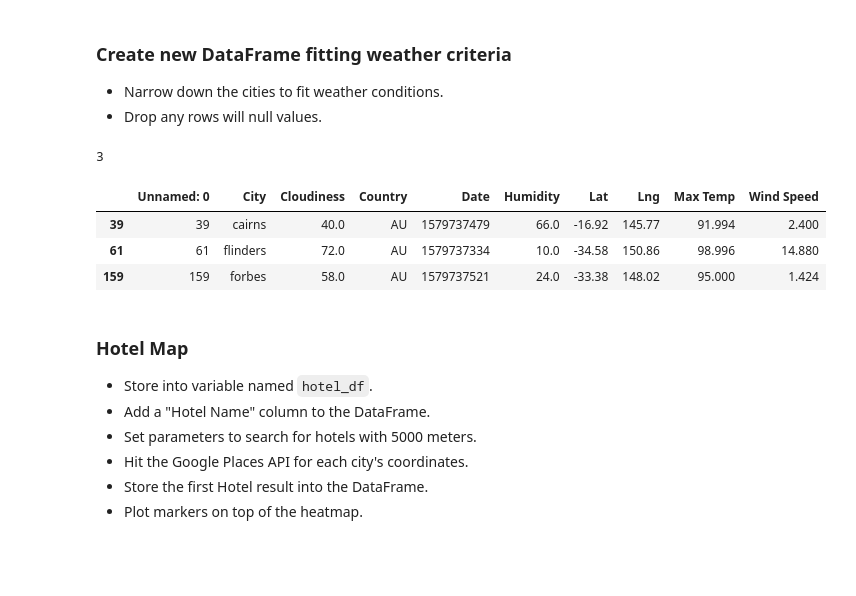
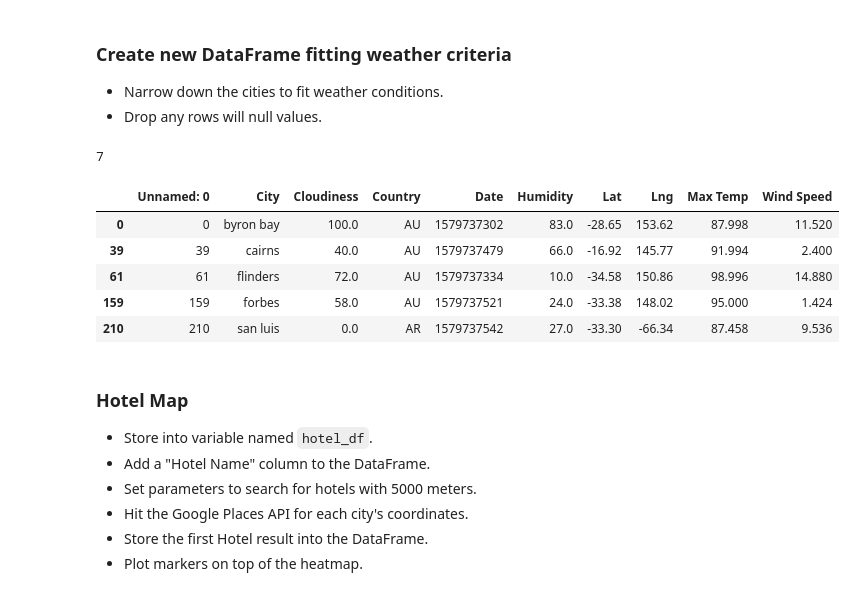
Before and after one commit to ddurnell/python-api-challenge, a Jupyter notebook: VacationPy/VacationPy.ipynb, the cells around one changed output. Drawn from its saved outputs; the diff is of its cells as text; code cells hidden in the pictures; blank space fills up the shorter version.

```diff
--- a/VacationPy/VacationPy.ipynb
+++ b/VacationPy/VacationPy.ipynb
@@ -16,6 +18,7 @@ import pprint as pp
 
 # Import API key
 from api_keys import g_key
+temp_limit = 87
 # %% [markdown]
 ### Store Part I results into DataFrame
 * Load the csv exported in Part I to a DataFrame
@@ -70,15 +73,17 @@ fig
 * Drop any rows will null values.
 # %%
 # split out cities with a max temp over 90
-hot_cities_df = cities_df.loc[cities_df["Max Temp"] > 90]
+hot_cities_df = cities_df.loc[cities_df["Max Temp"] > temp_limit]
 print(len(hot_cities_df))
 hot_cities_df.head()
 # %% [output]
-3
+7
 |  | Unnamed: 0 | City | Cloudiness | Country | Date | Humidity | Lat | Lng | Max Temp | Wind Speed |
+| 0 | 0 | byron bay | 100.0 | AU | 1579737302 | 83.0 | -28.65 | 153.62 | 87.998 | 11.520 |
 | 39 | 39 | cairns | 40.0 | AU | 1579737479 | 66.0 | -16.92 | 145.77 | 91.994 | 2.400 |
 | 61 | 61 | flinders | 72.0 | AU | 1579737334 | 10.0 | -34.58 | 150.86 | 98.996 | 14.880 |
 | 159 | 159 | forbes | 58.0 | AU | 1579737521 | 24.0 | -33.38 | 148.02 | 95.000 | 1.424 |
+| 210 | 210 | san luis | 0.0 | AR | 1579737542 | 27.0 | -33.30 | -66.34 | 87.458 | 9.536 |
 # %% [markdown]
 ### Hotel Map
 * Store into variable named `hotel_df`.
```
Also changed, not shown: parts of 6 cells of this notebook.
